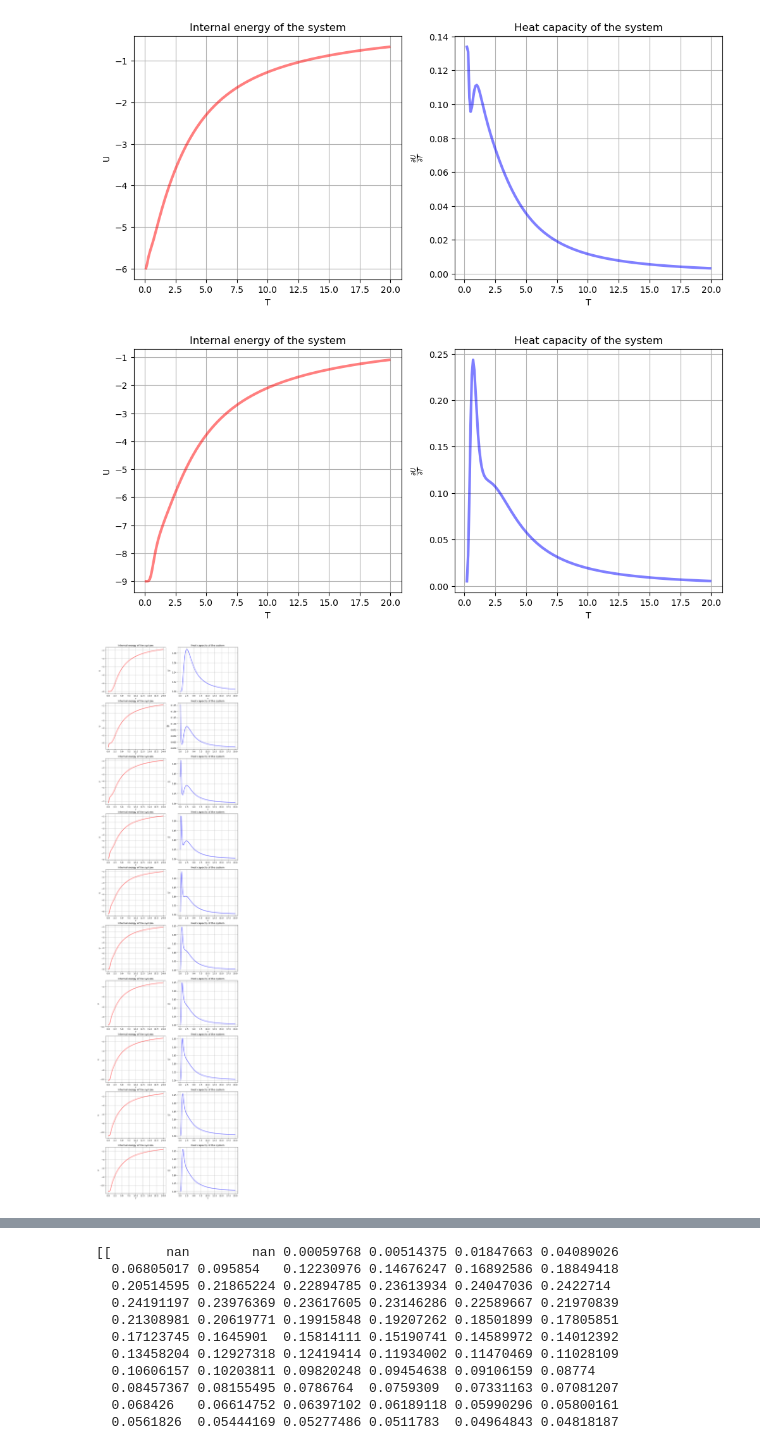
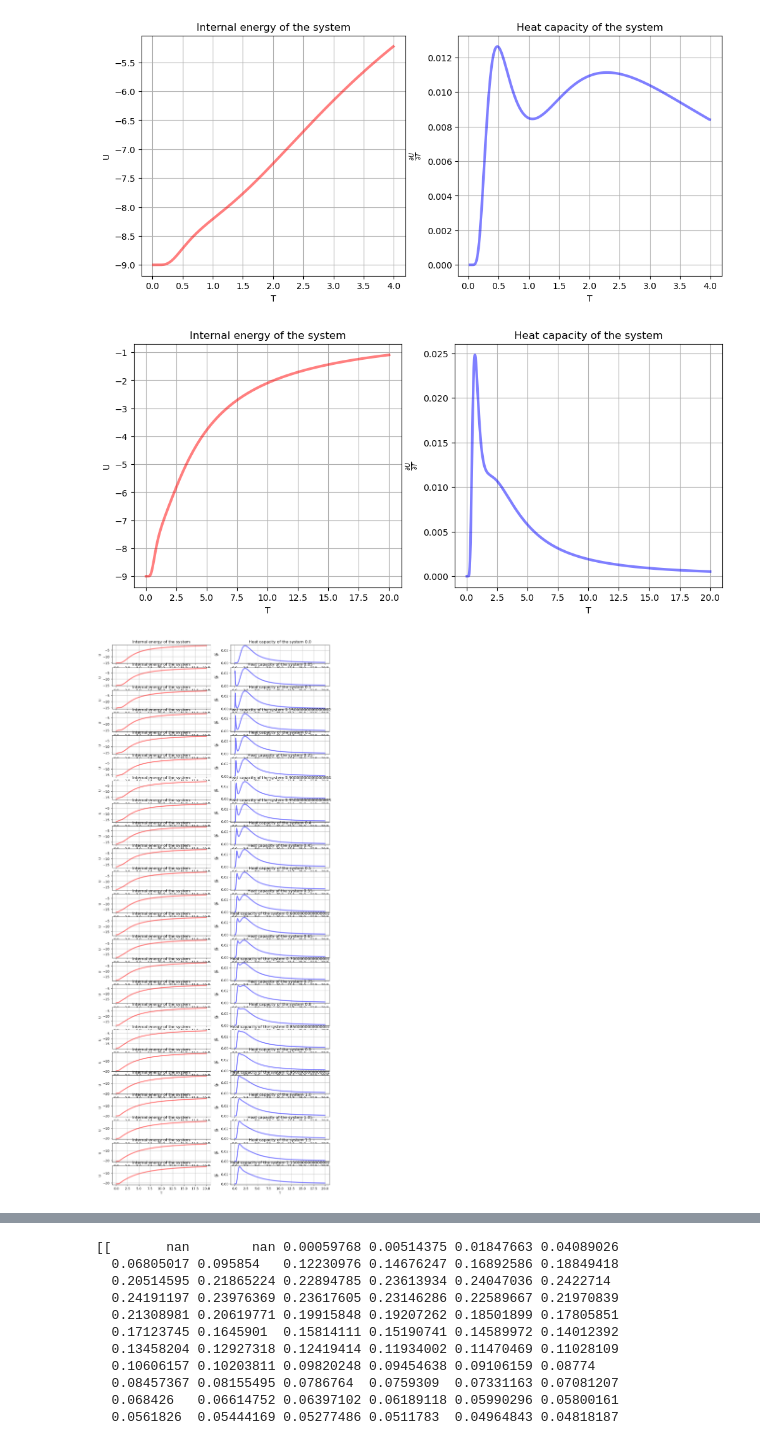
Before and after one commit to JedrekSt/PhaseTransitions, a Jupyter notebook: star_ising.ipynb, the cells around one changed output, grey strips where cells are left out. Drawn from its saved outputs; the diff is of its cells as text; code cells hidden in the pictures.

```diff
--- a/star_ising.ipynb
+++ b/star_ising.ipynb
@@ -53,7 +53,7 @@ class Ising_sim:
     def Get_data(self,**kwargs):
         T0 = kwargs.get("T0",0.001)
         Tk = kwargs.get("Tk",10)
-        T = np.arange(T0,Tk,0.1)
+        T = np.arange(T0,Tk,0.01)
         E = np.real(eig(self.H_)[0])
         U_ = lambda T_ : E @ np.exp(-E/T_) / sum(np.exp(-E/T_))
         U_internal = np.vectorize(U_)(T)
@@ -61,7 +61,7 @@ class Ising_sim:
         return T,U_internal,Cp
 
     def Spectrum(self):
-        return np.linalg.eig(self.H_)[0]
+        return np.real(eig(self.H_)[0])
 # %%
 model = Ising_sim(6,**{ "J" : 1, "J2" : 0})
 T,U,Cp = model.Get_data(**{"Tk" : 20})
@@ -95,8 +95,10 @@ class Ising_sim_star(Ising_sim):
         H2 = - h * sum(np.kron(np.eye(2**self.dim),self.S_[2][i]) for i in range(self.dim))
         return H0 + H1 + H2
 # %%
-model = Ising_sim_star(3,**{ "J" : 1, "J2" : 0.5})
-T,U,Cp = model.Get_data(**{"Tk" : 20})
+
+
+model = Ising_sim_star(3,**{ "J" : 1, "J2" : 1})
+T,U,Cp = model.Get_data(**{"Tk" : 4})
 
 fig = plt.figure(figsize = (12,5))
 
@@ -116,7 +118,7 @@ ax.grid(True)
 
 plt.show()
 # %% [output]
-[figure, old version]
+[figure, new version]
 # %%
 class Ising_sim_star_pbc(Ising_sim):
     def Hamiltonian(self,**kwargs):
@@ -148,28 +150,31 @@ ax.grid(True)
 
 plt.show()
 # %% [output]
-[figure, old version]
+[figure, new version]
 # %%
-fig = plt.figure(figsize = (12,50))
-J2s = np.arange(0,1,0.1)
+fig = plt.figure(figsize = (12,30))
+J2s = np.arange(0.,1.2,0.05)
+Energies = []
 for j2 in range(len(J2s)):
-    model = Ising_sim_star_pbc(3,**{ "J" : 1, "J2" : J2s[j2]})
+    model = Ising_sim_star_pbc(5,**{ "J" : 1, "J2" : J2s[j2]})
     T,U,Cp = model.Get_data(**{"Tk" : 20})
+    Energies.append(sorted(model.Spectrum()))
 
     ax = fig.add_subplot(len(J2s),2,2*j2+1)
     ax.plot(T,U,color = "red",alpha = 0.5,lw = 3)
     ax.set_xlabel("T")
     ax.set_ylabel("U")
     ax.set_title("Internal energy of the system")
     ax.grid(True)
 
     ax = fig.add_subplot(len(J2s),2,2*j2+2)
     ax.plot(T,Cp,color = "blue", alpha = 0.5,lw = 3)
     ax.set_xlabel("T")
     ax.set_ylabel(r"$\frac{\partial U}{\partial T}$")
-    ax.set_title("Heat capacity of the system")
+    ax.set_title(f"Heat capacity of the system {J2s[j2]}")
     ax.grid(True)
 
 plt.show()
+Energies = np.array(Energies).T
 # %% [output]
-[figure, old version]
+[figure, new version]
```
Also changed, not shown: parts of 2 cells of this notebook.
